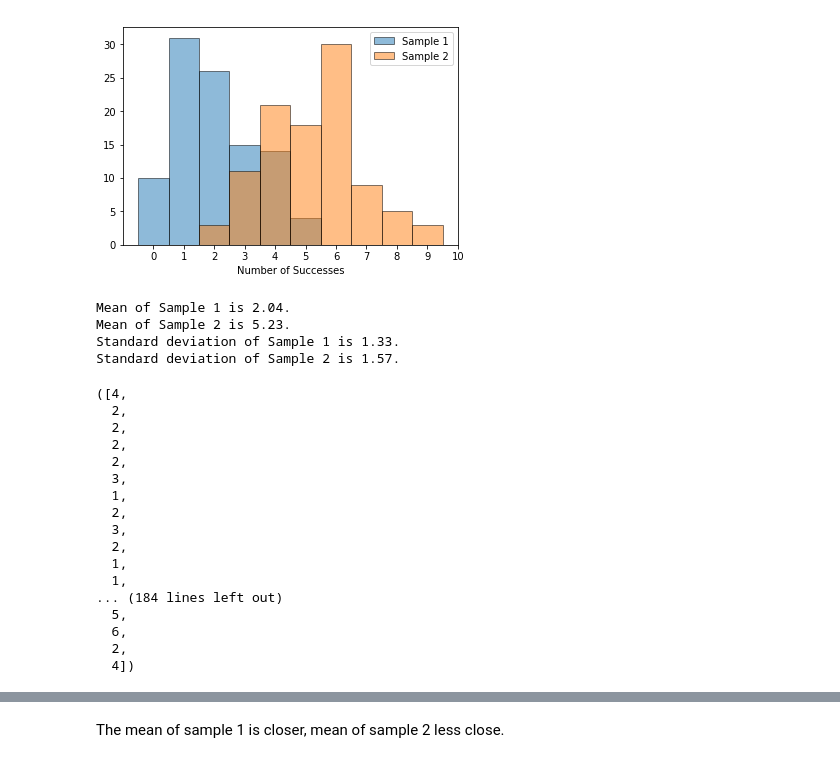
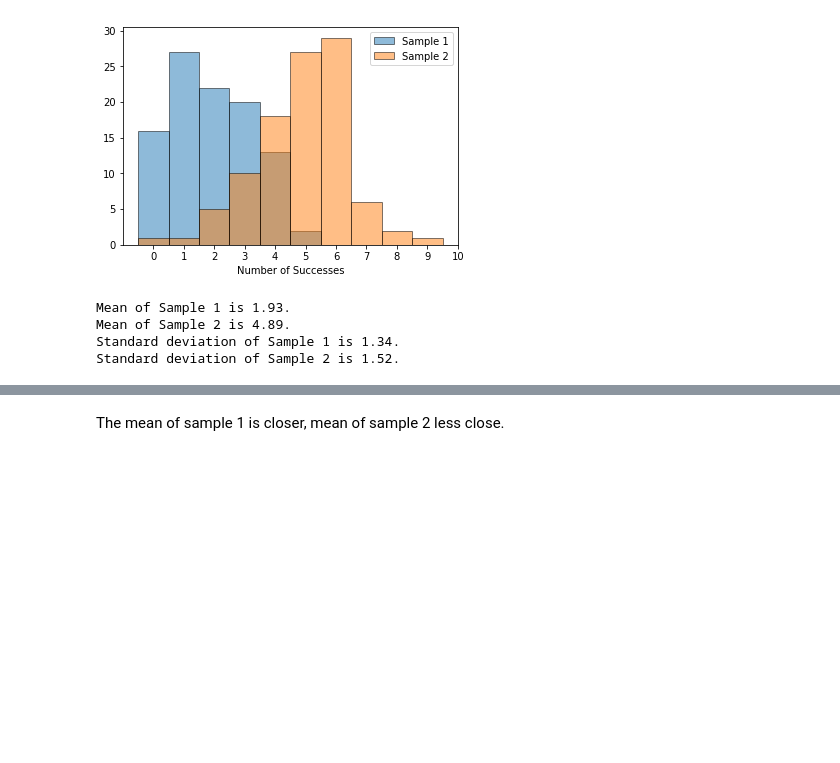
Before and after one commit to cbevis/Thinkful_Unit3_Statistics, a Jupyter notebook: U3_L3_P7_CLT.ipynb, the cells around one changed output, grey strips where cells are left out. Saved outputs shown, nothing was run; the diff lists cells and outputs as text; code cells hidden in the pictures; blank space fills up the shorter version.

Commit message:
Cleaned up file to not show large arrays on each line

```diff
--- a/U3_L3_P7_CLT.ipynb
+++ b/U3_L3_P7_CLT.ipynb
@@ -33,30 +33,13 @@ def pops_to_samples(n, p1, p2, size, sample_size):
     return list(sample1), list(sample2)
 # %%
 # Calculate for n=10, p pop1 = 0.2, p pop2 = 0.5, size = 10000, sample size 100
-pops_to_samples(10, 0.2, 0.5, 10000, 100)
+(sample1, sample2) = pops_to_samples(10, 0.2, 0.5, 10000, 100)
 # %% [output]
-[figure, old version]
+[figure, new version]
-Mean of Sample 1 is 2.04.
-Mean of Sample 2 is 5.23.
-Standard deviation of Sample 1 is 1.33.
-Standard deviation of Sample 2 is 1.57.
+Mean of Sample 1 is 1.93.
+Mean of Sample 2 is 4.89.
+Standard deviation of Sample 1 is 1.34.
+Standard deviation of Sample 2 is 1.52.
-([4,
-  2,
-  2,
-  2,
-  2,
-  3,
-  1,
-  2,
-  3,
-  2,
-  1,
-  1,
-... (184 lines left out)
-  5,
-  6,
-  2,
-  4])
 # %%
 # Increase size of samples from 100 to 1000
 # I expect the mean to be closer to the true mean and for it to
```
Also changed, not shown: parts of 2 cells of this notebook.
